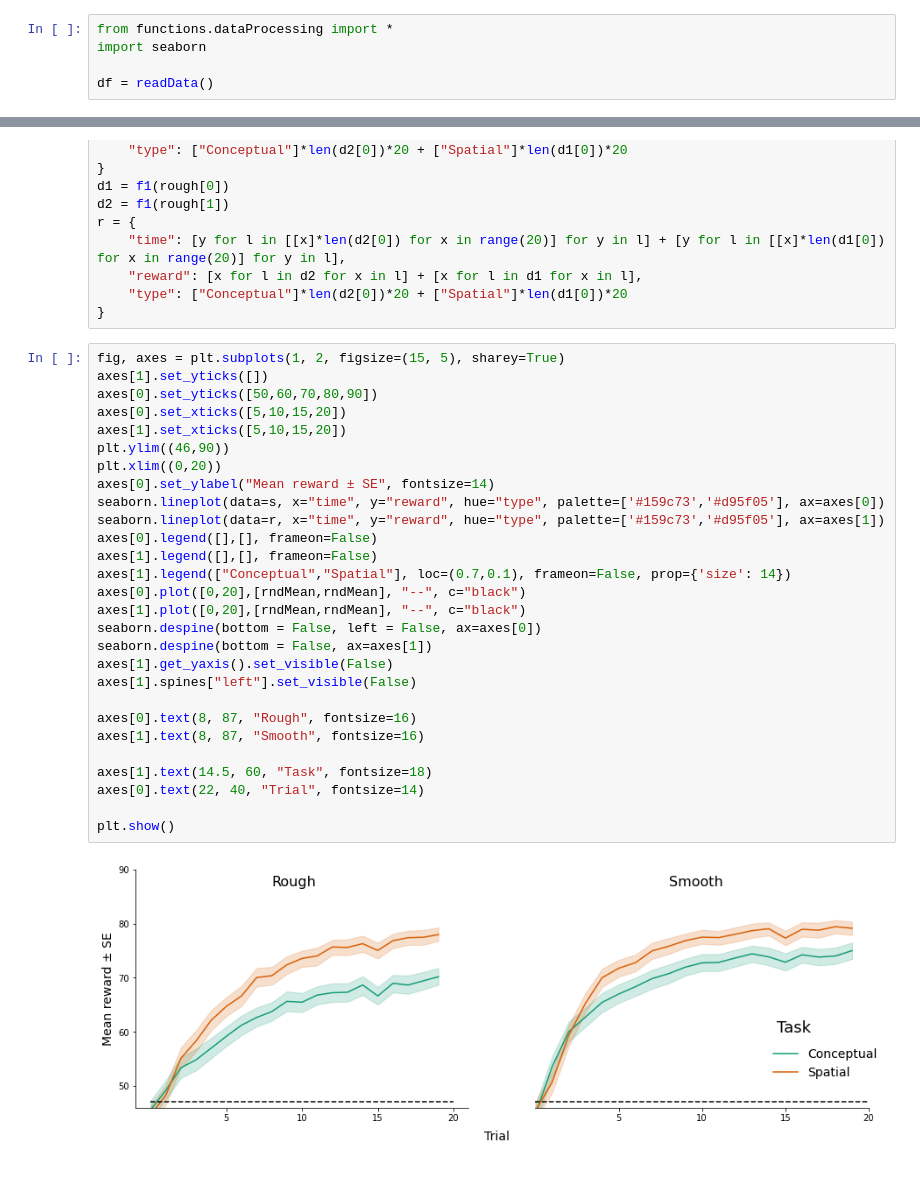
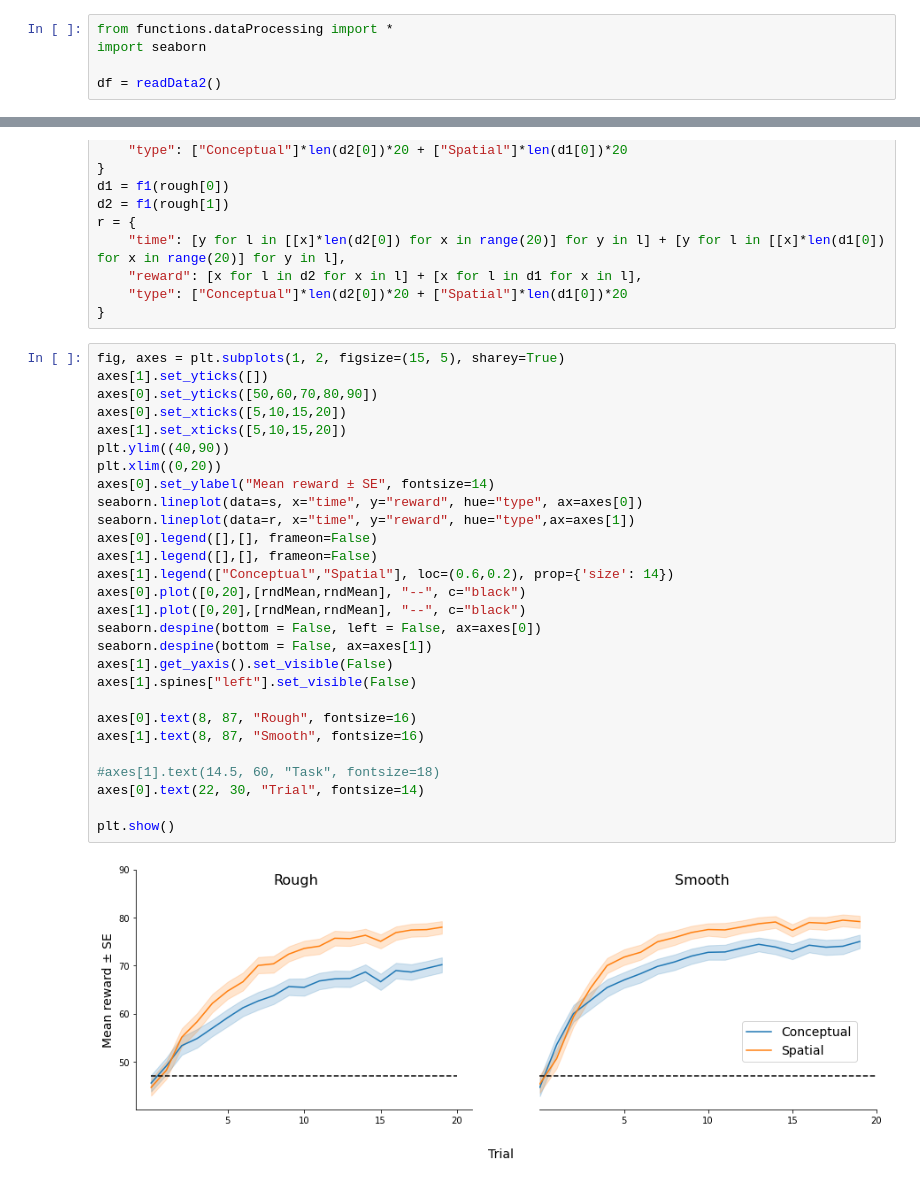
Before and after one commit to JaakkoKoli/Masters-thesis, a Jupyter notebook: plots.ipynb, the cells around one changed output, grey strips where cells are left out. Drawn from its saved outputs; the diff is of its cells as text.

```diff
--- a/plots.ipynb
+++ b/plots.ipynb
@@ -2,7 +2,7 @@
 from functions.dataProcessing import *
 import seaborn
 
-df = readData()
+df = readData2()
 # %%
 def feature(feature, t=True, df=df):
     if t:
@@ -158,33 +158,33 @@ r = {
 # %%
 fig, axes = plt.subplots(1, 2, figsize=(15, 5), sharey=True)
 axes[1].set_yticks([])
 axes[0].set_yticks([50,60,70,80,90])
 axes[0].set_xticks([5,10,15,20])
 axes[1].set_xticks([5,10,15,20])
-plt.ylim((46,90))
+plt.ylim((40,90))
 plt.xlim((0,20))
 axes[0].set_ylabel("Mean reward ± SE", fontsize=14)
-seaborn.lineplot(data=s, x="time", y="reward", hue="type", palette=['#159c73','#d95f05'], ax=axes[0])
-seaborn.lineplot(data=r, x="time", y="reward", hue="type", palette=['#159c73','#d95f05'], ax=axes[1])
+seaborn.lineplot(data=s, x="time", y="reward", hue="type", ax=axes[0])
+seaborn.lineplot(data=r, x="time", y="reward", hue="type",ax=axes[1])
 axes[0].legend([],[], frameon=False)
 axes[1].legend([],[], frameon=False)
-axes[1].legend(["Conceptual","Spatial"], loc=(0.7,0.1), frameon=False, prop={'size': 14})
+axes[1].legend(["Conceptual","Spatial"], loc=(0.6,0.2), prop={'size': 14})
 axes[0].plot([0,20],[rndMean,rndMean], "--", c="black")
 axes[1].plot([0,20],[rndMean,rndMean], "--", c="black")
 seaborn.despine(bottom = False, left = False, ax=axes[0])
 seaborn.despine(bottom = False, ax=axes[1])
 axes[1].get_yaxis().set_visible(False)
 axes[1].spines["left"].set_visible(False)
 
 axes[0].text(8, 87, "Rough", fontsize=16)
 axes[1].text(8, 87, "Smooth", fontsize=16)
 
-axes[1].text(14.5, 60, "Task", fontsize=18)
-axes[0].text(22, 40, "Trial", fontsize=14)
+#axes[1].text(14.5, 60, "Task", fontsize=18)
+axes[0].text(22, 30, "Trial", fontsize=14)
 
 plt.show()
 # %% [output]
-[figure, old version]
+[figure, new version]
 # %%
 # Load data obtained from 10,000 simulations
 gprdf = pd.read_csv("simulated_data.csv")
```
Also changed, not shown: parts of 4 cells of this notebook, 21 other files.
